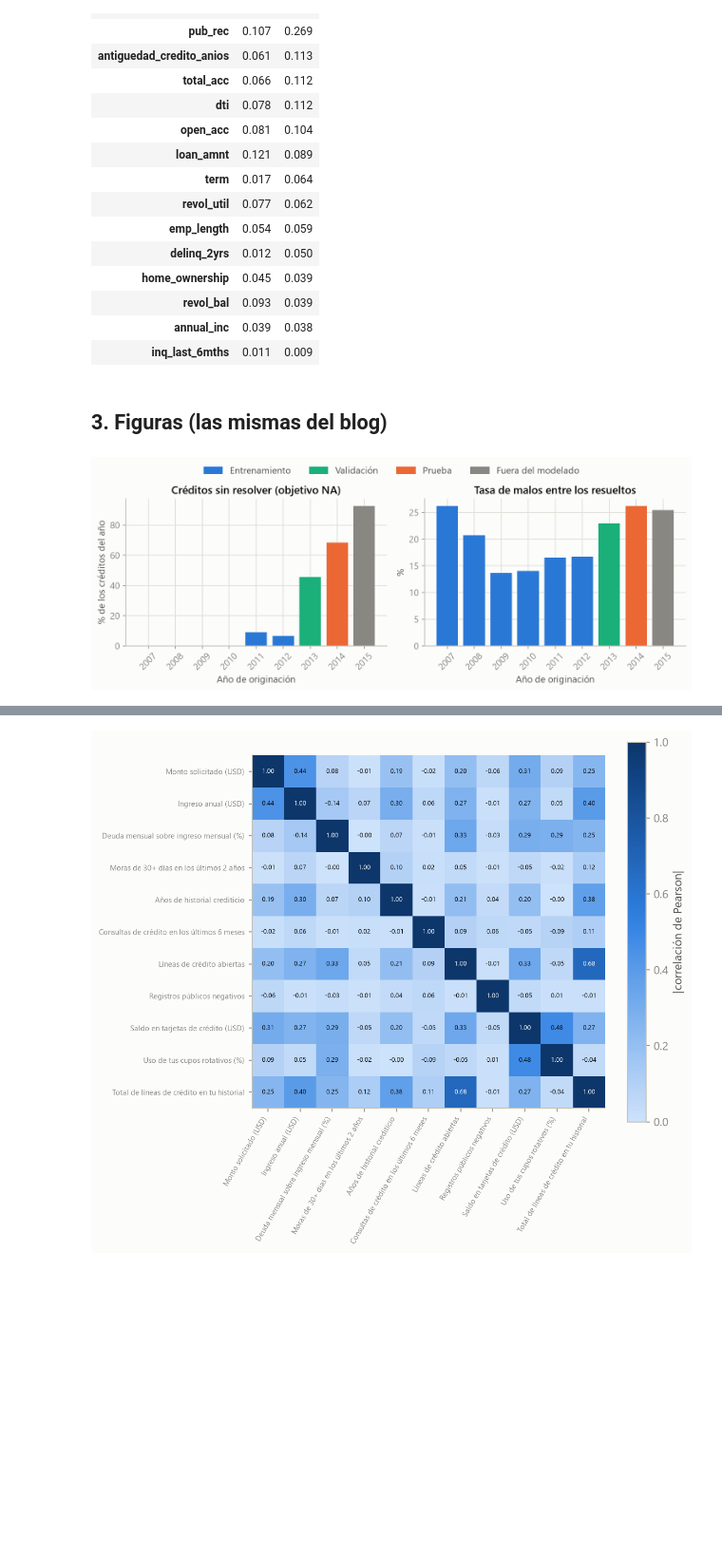
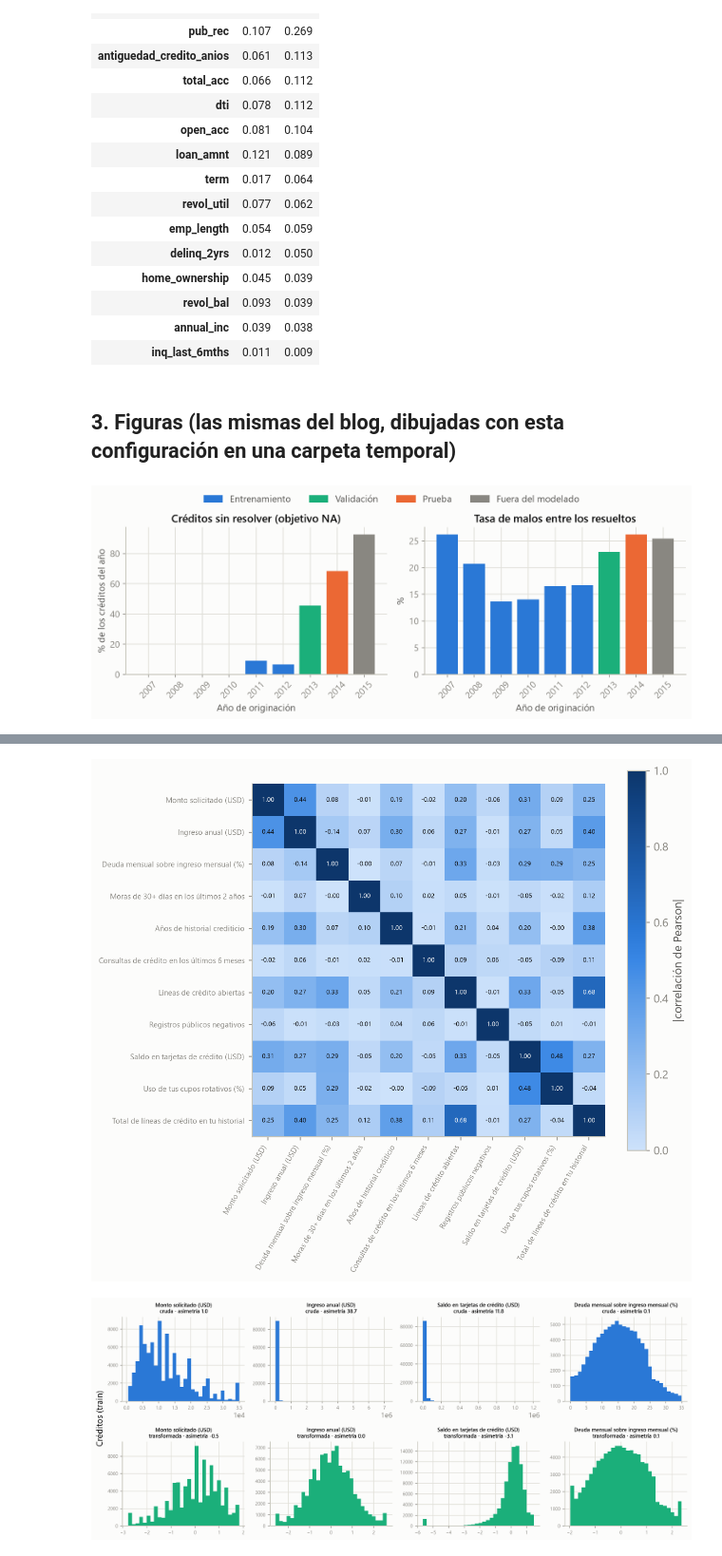
Before and after one commit to danielgonzalez2709/Trabajo2_Redes_Neuronales, a Jupyter notebook: notebooks/01_datos.ipynb, the cells around one changed output, grey strips where cells are left out. Shown at 95% size. Drawn from its saved outputs; the diff is of its cells as text; code cells hidden in the pictures; blank space fills up the shorter version.

```diff
--- a/notebooks/01_datos.ipynb
+++ b/notebooks/01_datos.ipynb
@@ -74,0 +70,5 @@ pd.Series(resumen["conteo_por_loan_status"], name="créditos").to_frame()
+# %%
+from src.datos.experimento_eda import eda_en_memoria
+
+eda = eda_en_memoria(cfg)
+pd.DataFrame({"créditos": eda["particion"]["n_por_split"], "tasa de malos": eda["particion"]["tasa_malos_por_split"]})
@@ -75,7 +80,4 @@ pd.Series(resumen["conteo_por_loan_status"], name="créditos").to_frame()
 # %%
-from src.datos.experimento_eda import correr_eda
-
-eda = correr_eda(cfg)
 pd.DataFrame([{"id": h["id"], "hipótesis": h["enunciado"], "lectura": h["veredicto_eda"]} for h in eda["hipotesis"]])
 # %% [output]
 |  | id | hipótesis | lectura |
@@ -110,14 +112,15 @@ pd.DataFrame(eda["post"]["psi_vs_train"]).sort_values("test", ascending=False).r
 | annual_inc | 0.039 | 0.038 |
 | inq_last_6mths | 0.011 | 0.009 |
 # %% [markdown]
-## 3. Figuras (las mismas del blog)
+## 3. Figuras (las mismas del blog, dibujadas con esta configuración en una carpeta temporal)
 # %%
 from src.viz.figs_datos import generar
 
-for ruta in generar():
+for ruta in generar(destino=Path(tempfile.mkdtemp()), datos=eda):
     display(Image(filename=str(ruta)))
 # %% [output]
 [figure]
 [figure]
 [figure]
 [figure]
+[figure, added]
```
Also changed, not shown: parts of 10 cells of this notebook, 23 other files.
